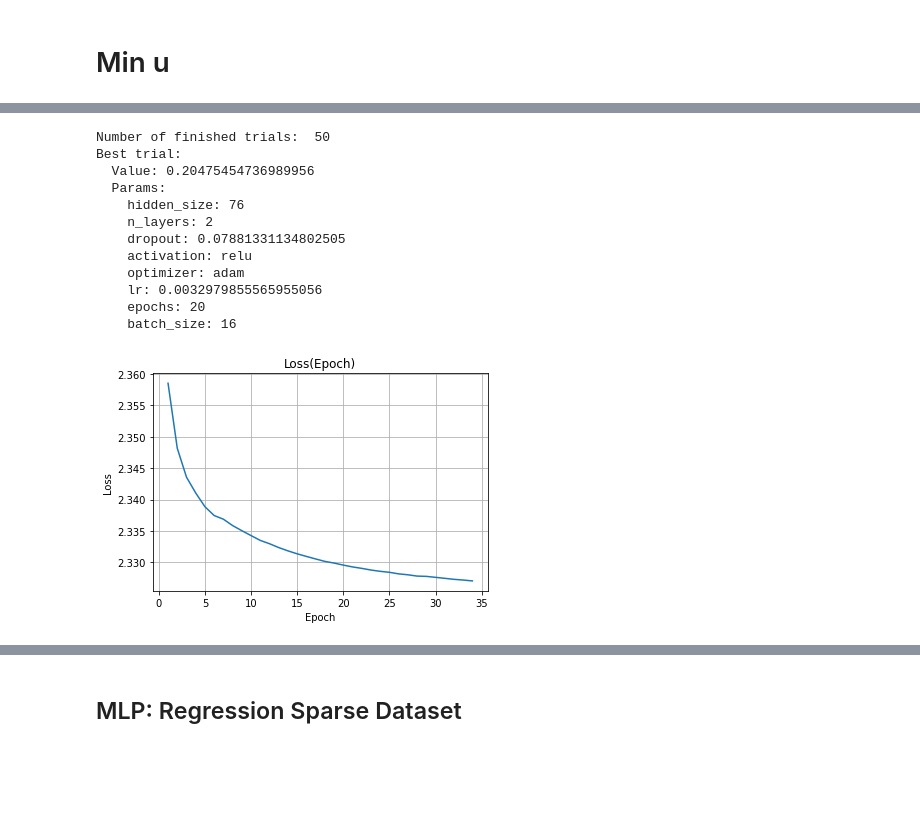
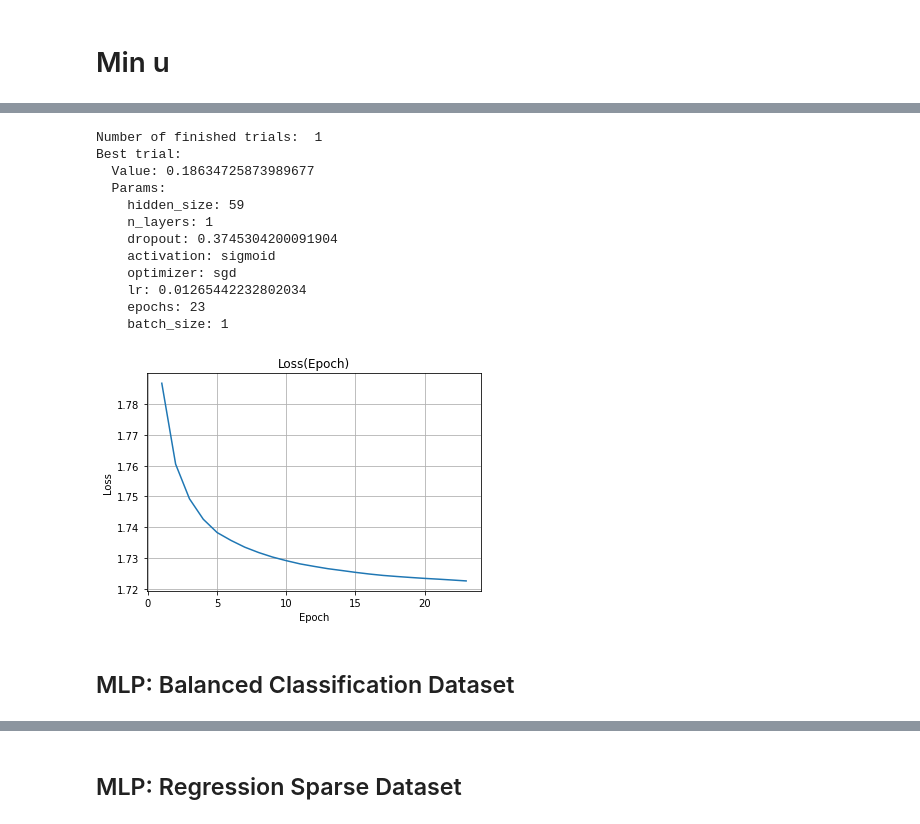
Before and after one commit to jamilsonjr/AI-to-forecast-constraints-in-the-energy-systems, a Jupyter notebook: jupyter_notebooks/sparse_focused_hyperparams_tunning_dl.ipynb, the cells around one changed output, grey strips where cells are left out. Drawn from its saved outputs; the diff is of its cells as text; code cells hidden in the pictures; blank space fills up the shorter version.

```diff
--- a/jupyter_notebooks/sparse_focused_hyperparams_tunning_dl.ipynb
+++ b/jupyter_notebooks/sparse_focused_hyperparams_tunning_dl.ipynb
@@ -25,10 +25,9 @@ import sklearn
 
 def objective(trial):
     # Data loading
-    y_max_u_bool = pd.read_csv('..\data\ground_truth\\res_bus_vm_pu_max_bool_constr.csv').drop(columns='timestamps')
-    y_max_u = y_max_u_bool[utils.cols_with_positive_values(y_max_u_bool)]
+    y_max_u_bool = pd.read_csv('..\data\ground_truth\\res_bus_vm_pu_max_sparse_bool_constr.csv').drop(columns='timestamps')
     exogenous_data = pd.read_csv('..\data\processed\production\exogenous_data_extended.csv').drop(columns=['date'])
-    X_max_u_bool_train, X_max_u_bool_test, y_max_u_bool_train, y_max_u_bool_test, scaler = utils.split_and_suffle(exogenous_data, y_max_u_bool, test_size=0.2, scaling=True)
+    X_max_u_bool_train, X_max_u_bool_test, y_max_u_bool_train, y_max_u_bool_test, scaler = utils.split_and_suffle(exogenous_data, y_max_u_bool[utils.cols_with_positive_values(y_max_u_bool)], test_size=0.2, scaling=True)
     data = {'X_train':X_max_u_bool_train.astype(float),
             'X_test': X_max_u_bool_test.astype(float),
             'y_train':y_max_u_bool_train.astype(float),
@@ -51,8 +50,8 @@ def objective(trial):
         }
     model = myai.Context(myai.MultilayerPerceptronStrategy(hyper_params))
     model.fit(data)
-    prediction = model.predict(data).detach().numpy().round().astype(bool)
-    prediction = pd.DataFrame(prediction, columns=y_max_u_bool.columns)
+    prediction = model.predict(data)
+    prediction = pd.DataFrame(prediction, columns=utils.cols_with_positive_values(y_max_u_bool))
     f1_score = sklearn.metrics.f1_score(data['y_test'], prediction, average='micro')
     return f1_score
 study = optuna.create_study(direction="maximize")
@@ -65,7 +64,7 @@ print("  Params: ")
 for key, value in trial.params.items():
     print("    {}: {}".format(key, value))
 # Write the results to a csv file.
-with open("./hyper_params_results/params_mlp_classifier_max_u.csv", "w") as f:
+with open("./hyper_params_results/params_mlp_sparse_classifier_max_u.csv", "w") as f:
     f.write("params,value\n")
     for key, value in trial.params.items():
         f.write("{},{}\n".format(key, value))
@@ -104,0 +89,2 @@ Best trial:
+# %%
+y_max_u_bool = pd.read_csv('..\data\ground_truth\\res_bus_vm_pu_max_sparse_bool_constr.csv').drop(columns='timestamps')
@@ -137,7 +204,7 @@ def objective(trial):
         }
     model = myai.Context(myai.MultilayerPerceptronStrategy(hyper_params))
     model.fit(data)
-    prediction = model.predict(data).detach().numpy()
+    prediction = model.predict(data)
     prediction = pd.DataFrame(prediction, columns=y_max_u.columns)
     y_max_u_train = pd.DataFrame(y_max_u_train, columns=y_max_u.columns)
     # evaluate the regression performance with my metrics
@@ -227,7 +279,7 @@ def objective(trial):
     model = myai.Context(myai.MultilayerPerceptronStrategy(hyper_params))
     model.fit(data)
     # print(model.strategy.model.eval())
-    prediction = model.predict(data).detach().numpy()
+    prediction = model.predict(data)
     prediction = pd.DataFrame(prediction, columns=y_max_u.columns)
     # print('bus_16 prediction: ', prediction['bus_16'])
     y_max_u_train = pd.DataFrame(y_max_u_train, columns=y_max_u.columns)
@@ -296,10 +333,9 @@ import sklearn
 
 def objective(trial):
     # Data loading
-    y_min_u_bool = pd.read_csv('..\data\ground_truth\\res_bus_vm_pu_min_bool_constr.csv').drop(columns='timestamps')
-    y_min_u = y_min_u_bool[utils.cols_with_positive_values(y_min_u_bool)]
+    y_min_u_bool = pd.read_csv('..\data\ground_truth\\res_bus_vm_pu_min_sparse_bool_constr.csv').drop(columns='timestamps')
     exogenous_data = pd.read_csv('..\data\processed\production\exogenous_data_extended.csv').drop(columns=['date'])
-    X_min_u_bool_train, X_min_u_bool_test, y_min_u_bool_train, y_min_u_bool_test, scaler = utils.split_and_suffle(exogenous_data, y_min_u_bool, test_size=0.2, scaling=True)
+    X_min_u_bool_train, X_min_u_bool_test, y_min_u_bool_train, y_min_u_bool_test, scaler = utils.split_and_suffle(exogenous_data, y_min_u_bool[utils.cols_with_positive_values(y_min_u_bool)], test_size=0.2, scaling=True)
     data = {'X_train':X_min_u_bool_train.astype(float),
             'X_test': X_min_u_bool_test.astype(float),
             'y_train':y_min_u_bool_train.astype(float),
@@ -322,8 +358,8 @@ def objective(trial):
         }
     model = myai.Context(myai.MultilayerPerceptronStrategy(hyper_params))
     model.fit(data)
-    prediction = model.predict(data).detach().numpy().round().astype(bool)
-    prediction = pd.DataFrame(prediction, columns=y_min_u_bool.columns)
+    prediction = model.predict(data)
+    prediction = pd.DataFrame(prediction, columns=utils.cols_with_positive_values(y_min_u_bool))
     f1_score = sklearn.metrics.f1_score(data['y_test'], prediction, average='micro')
     return f1_score
 study = optuna.create_study(direction="maximize")
@@ -336,7 +372,7 @@ print("  Params: ")
 for key, value in trial.params.items():
     print("    {}: {}".format(key, value))
 # Write the results to a csv file.
-with open("./hyper_params_results/params_mlp_classifier_min_u.csv", "w") as f:
+with open("./hyper_params_results/params_mlp_sparse_classifier_min_u.csv", "w") as f:
     f.write("params,value\n")
     for key, value in trial.params.items():
         f.write("{},{}\n".format(key, value))
@@ -363,13 +384,15 @@ with open("./hyper_params_results/params_mlp_classifier_min_u.csv", "w") as f:
-Number of finished trials:  50
+Number of finished trials:  1
 Best trial:
-  Value: 0.20475454736989956
+  Value: 0.18634725873989677
   Params:
-    hidden_size: 76
-    n_layers: 2
-    dropout: 0.07881331134802505
-    activation: relu
-    optimizer: adam
-    lr: 0.0032979855565955056
-    epochs: 20
-    batch_size: 16
+    hidden_size: 59
+    n_layers: 1
+    dropout: 0.3745304200091904
+    activation: sigmoid
+    optimizer: sgd
+    lr: 0.01265442232802034
+    epochs: 23
+    batch_size: 1
-[figure, old version]
+[figure, new version]
+# %% [markdown]
+## MLP: Balanced Classification Dataset
```
Also changed, not shown: parts of 14 cells of this notebook, 58 other files.
